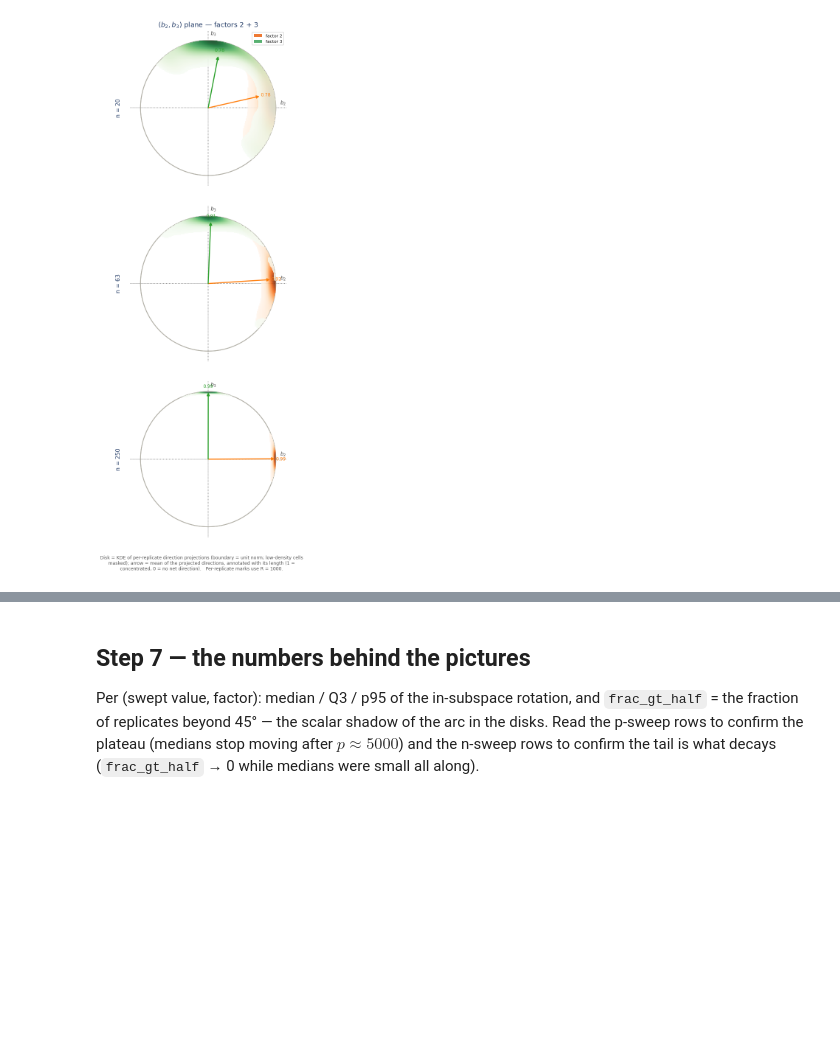
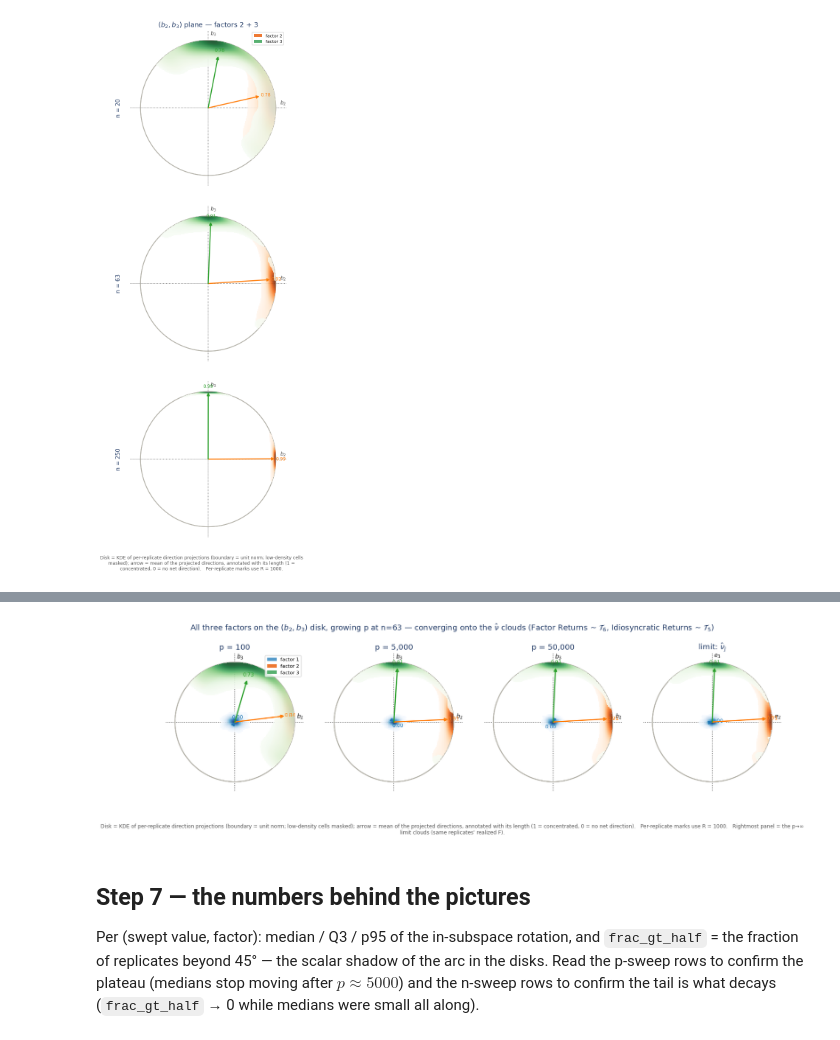
Before and after one commit to nlgac/factor_lab, a Jupyter notebook: ex-6_insub_rotation.ipynb, the cells around one changed output, grey strips where cells are left out. Drawn from its saved outputs; the diff is of its cells as text; code cells hidden in the pictures; blank space fills up the shorter version.

```diff
--- a/ex-6_insub_rotation.ipynb
+++ b/ex-6_insub_rotation.ipynb
@@ -420,3 +503,27 @@ for xc, yc, f1, f2 in _PLANES:
+# %%
+def all_factors_disk(at, *, coords="hd", axis_prefix="b"):
+    """All three factors' clouds + mean arrows on one (2,3)-plane disk."""
+    return [DiskDensity(f"{coords}2", f"{coords}3", factor=f, at=at, mean_arrow=True,
+                        label=f"factor {f}",
+                        labels=(rf"${axis_prefix}_2$", rf"${axis_prefix}_3$"))
+            for f in (1, 2, 3)]
+
+
+_P_STEPS = [100, 5000, 50000]
+fig, _ = grid(
+    df_p, "p", factors=[1] * (len(_P_STEPS) + 1),        # 4 layout columns, marks pinned
+    col_titles=[f"p = {v:,}" for v in _P_STEPS] + [r"limit: $\hat\nu_j$"],
+    rows=[Row(cells=[all_factors_disk({"p": v}) for v in _P_STEPS]
+                    + [all_factors_disk({"p": 50000}, coords="nud", axis_prefix="e")],
+              height=1.0)],
+    sharey=False, figsize=(15.5, 4.9),
+    suptitle=rf"All three factors on the $(b_2, b_3)$ disk, growing p at n=63 — "
+             rf"converging onto the $\hat\nu$ clouds {_TAILS}",
+    caption_extra="Rightmost panel = the p→∞ limit clouds (same replicates' realized F).",
+    out_path=OUT_DIR / "ex6_all_factors_growing_p")
+show(fig)
+# %% [output]
+[figure, added]
 # %% [markdown]
 ## Step 7 — the numbers behind the pictures
 
```
Also changed, not shown: parts of 4 cells of this notebook.
